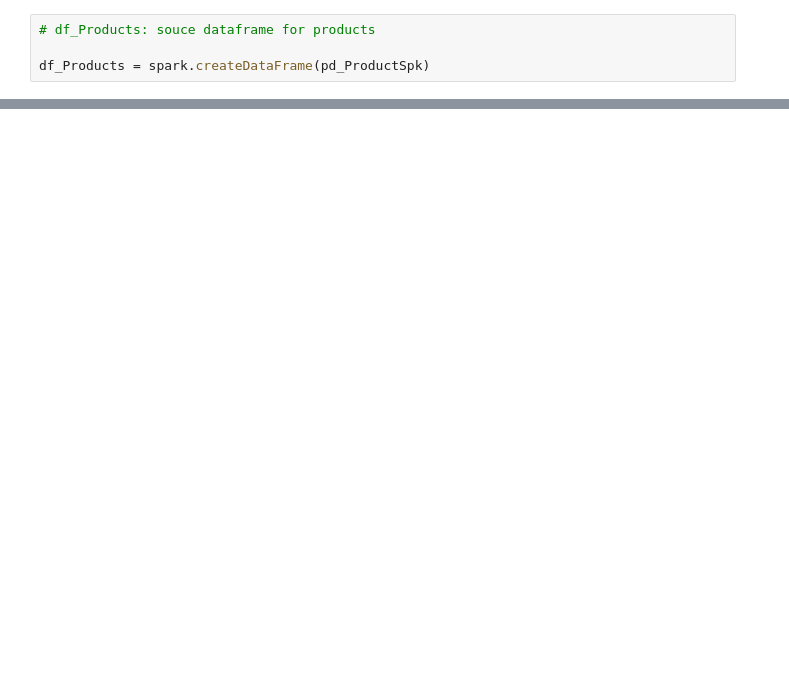
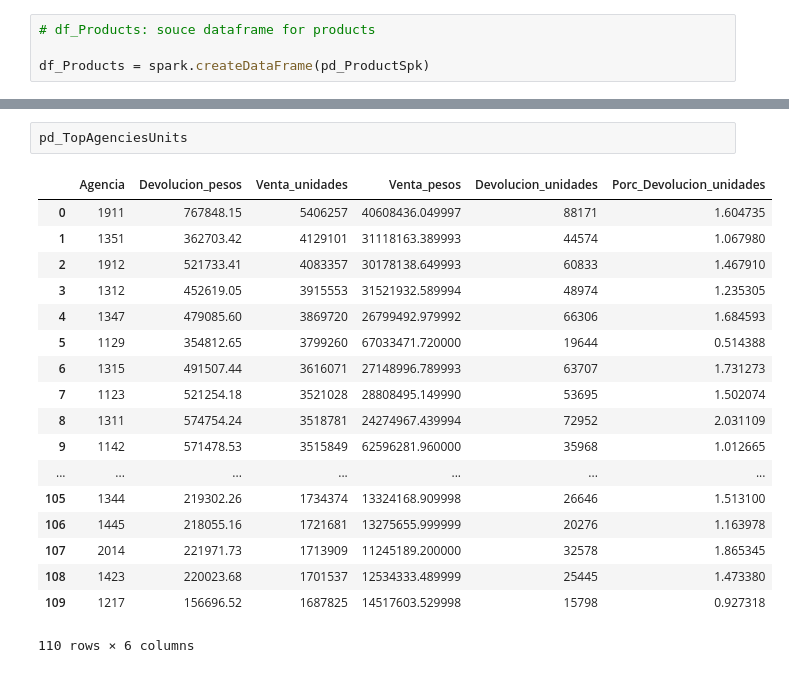
Before and after one commit to miguelvelazco0116/IBMDataScience, a Jupyter notebook: Bimbo Analysis.ipynb, the cells around one changed output, grey strips where cells are left out. Drawn from its saved outputs; the diff is of its cells as text; blank space fills up the shorter version.

```diff
--- a/Bimbo Analysis.ipynb
+++ b/Bimbo Analysis.ipynb
@@ -671,0 +779,21 @@ only showing top 20 rows
+# %%
+pd_TopAgenciesUnits
+# %% [output]
+|  | Agencia | Devolucion_pesos | Venta_unidades | Venta_pesos | Devolucion_unidades | Porc_Devolucion_unidades |
+| 0 | 1911 | 767848.15 | 5406257 | 40608436.049997 | 88171 | 1.604735 |
+| 1 | 1351 | 362703.42 | 4129101 | 31118163.389993 | 44574 | 1.067980 |
+| 2 | 1912 | 521733.41 | 4083357 | 30178138.649993 | 60833 | 1.467910 |
+| 3 | 1312 | 452619.05 | 3915553 | 31521932.589994 | 48974 | 1.235305 |
+| 4 | 1347 | 479085.60 | 3869720 | 26799492.979992 | 66306 | 1.684593 |
+| 5 | 1129 | 354812.65 | 3799260 | 67033471.720000 | 19644 | 0.514388 |
+| 6 | 1315 | 491507.44 | 3616071 | 27148996.789993 | 63707 | 1.731273 |
+| 7 | 1123 | 521254.18 | 3521028 | 28808495.149990 | 53695 | 1.502074 |
+| 8 | 1311 | 574754.24 | 3518781 | 24274967.439994 | 72952 | 2.031109 |
+| 9 | 1142 | 571478.53 | 3515849 | 62596281.960000 | 35968 | 1.012665 |
+| ... | ... | ... | ... | ... | ... | ... |
+| 105 | 1344 | 219302.26 | 1734374 | 13324168.909998 | 26646 | 1.513100 |
+| 106 | 1445 | 218055.16 | 1721681 | 13275655.999999 | 20276 | 1.163978 |
+| 107 | 2014 | 221971.73 | 1713909 | 11245189.200000 | 32578 | 1.865345 |
+| 108 | 1423 | 220023.68 | 1701537 | 12534333.489999 | 25445 | 1.473380 |
+| 109 | 1217 | 156696.52 | 1687825 | 14517603.529998 | 15798 | 0.927318 |
+110 rows × 6 columns
```
Also changed, not shown: parts of 25 cells of this notebook.
